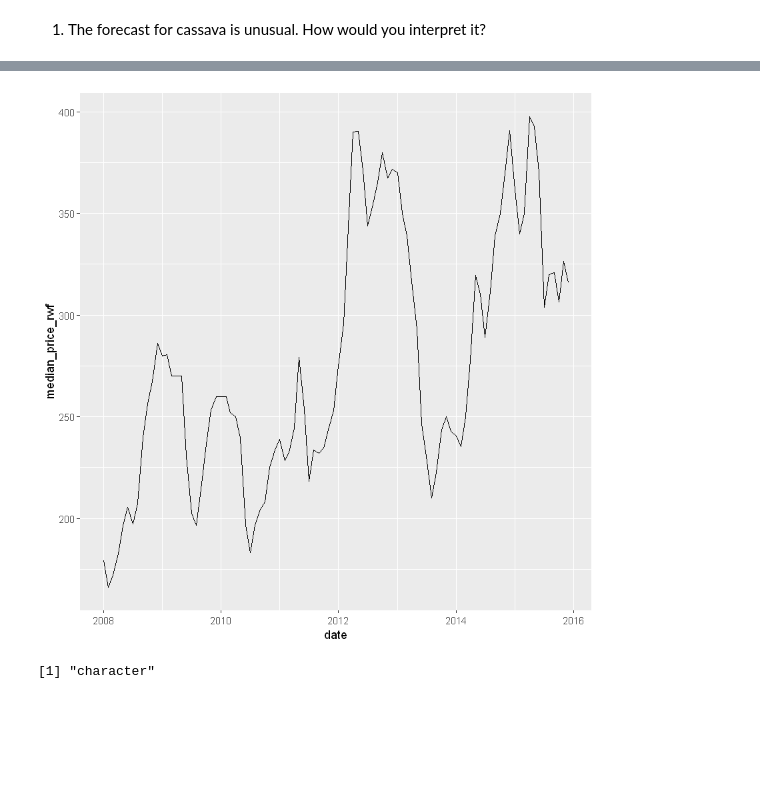
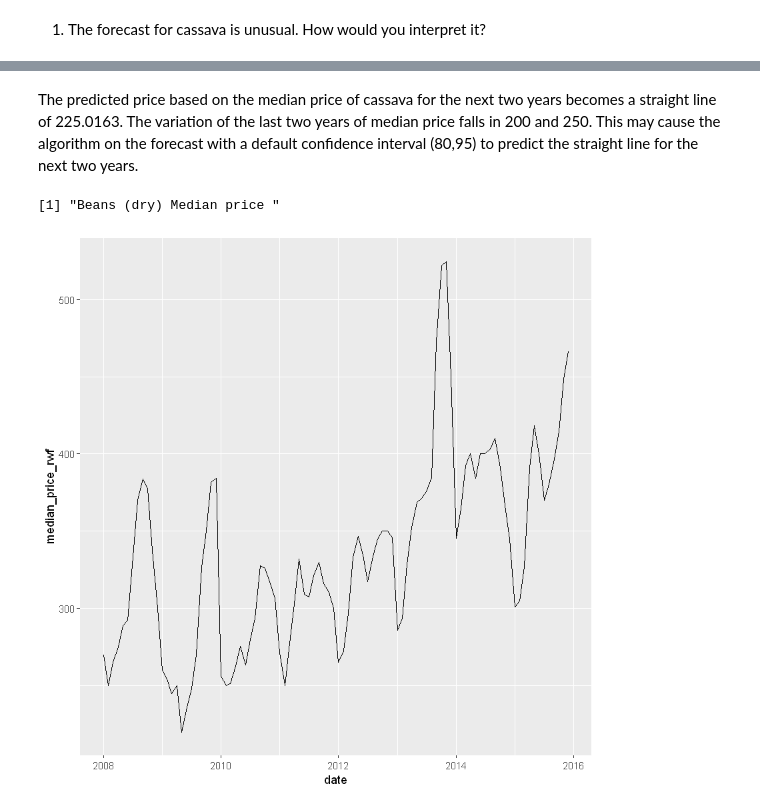
Before and after one commit to showdowmaxi/project, a Jupyter notebook: R/unguided/Functions for Food Price Forecasts (Unguided)/notebook.ipynb, the cells around one changed output, grey strips where cells are left out. Saved outputs shown, nothing was run; the diff lists cells and outputs as text; code cells hidden in the pictures; blank space fills up the shorter version.

```diff
--- a/R/unguided/Functions for Food Price Forecasts (Unguided)/notebook.ipynb
+++ b/R/unguided/Functions for Food Price Forecasts (Unguided)/notebook.ipynb
@@ -290,3 +254,5 @@ The predict price based on median price of cassava for the next two years become
+# %% [markdown]
+The predicted price based on the median price of cassava for the next two years becomes a straight line of 225.0163. The variation of the last two years of median price falls in 200 and 250. This may cause the algorithm on the forecast with a default confidence interval (80,95) to predict the straight line for the next two years.
 # %%
 median_price_plot <- function(median_price){
     #functions plots the median price vs time
@@ -310,11 +277 @@ forcast_price_plot <-function(forcast_price){
 }
-# %%
-median_price_plot(sorghum_median_price_by_date)
-# %% [output]
-[figure, removed]
-# %%
-#forcast_price_plot(sorghum_forecast_price)
-test_a <- as.data.frame(sorghum_forecast_price)%>%rownames_to_column(var='date')%>% rename('Forecast'= 'Point Forecast')
-typeof(test_a$date)
-# %% [output]
-[1] "character"
@@ -320,0 +290,8 @@ typeof(test_a$date)
+# %%
+val = dir('datasets')
+print(paste(strsplit(val[1], ".csv"), "Median price "))
+median_price <- get_median_price_by_date(val[1])
+median_price_plot(median_price)
+# %% [output]
+[1] "Beans (dry) Median price "
+[figure, added]
```
Also changed, not shown: parts of 15 cells of this notebook.
